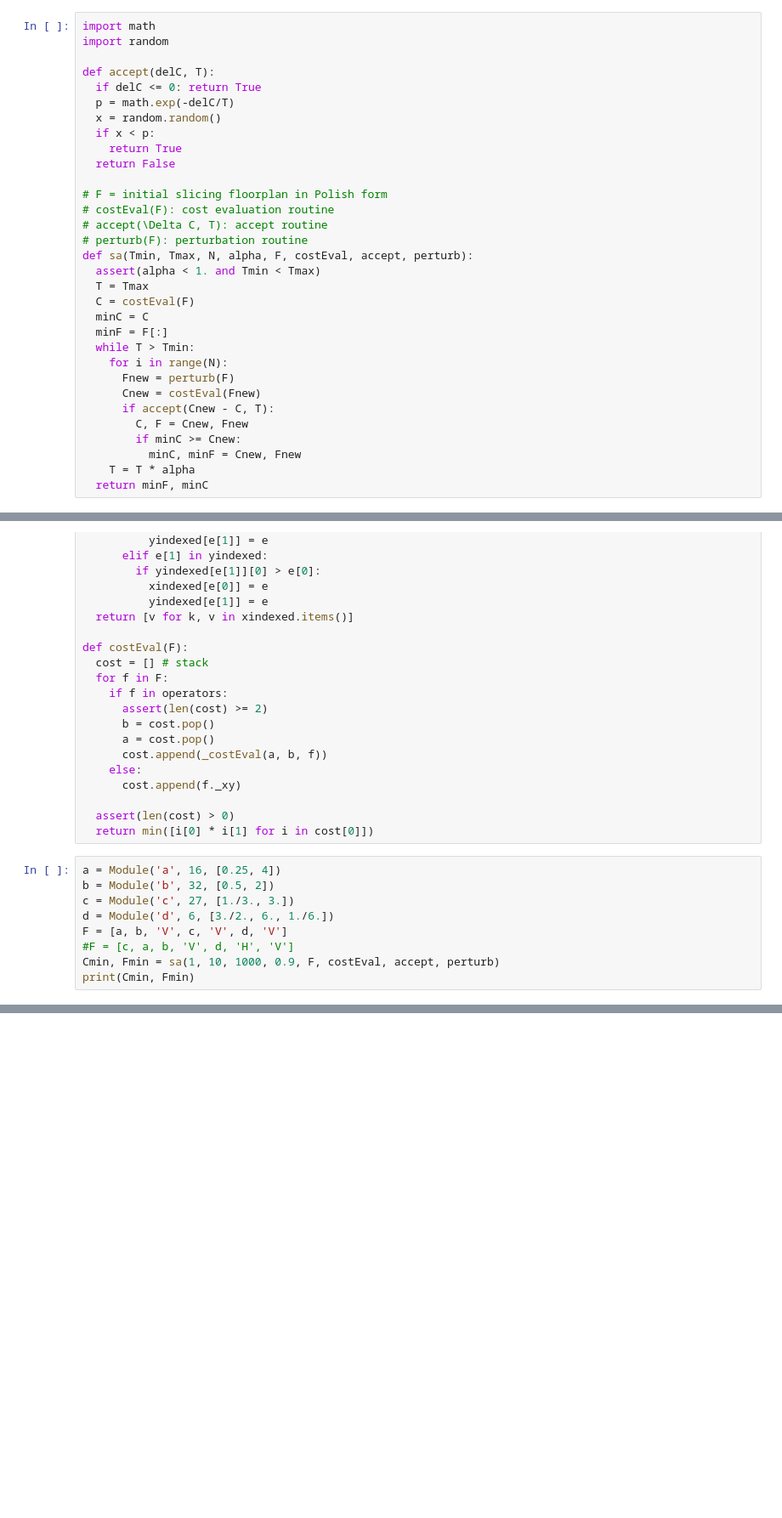
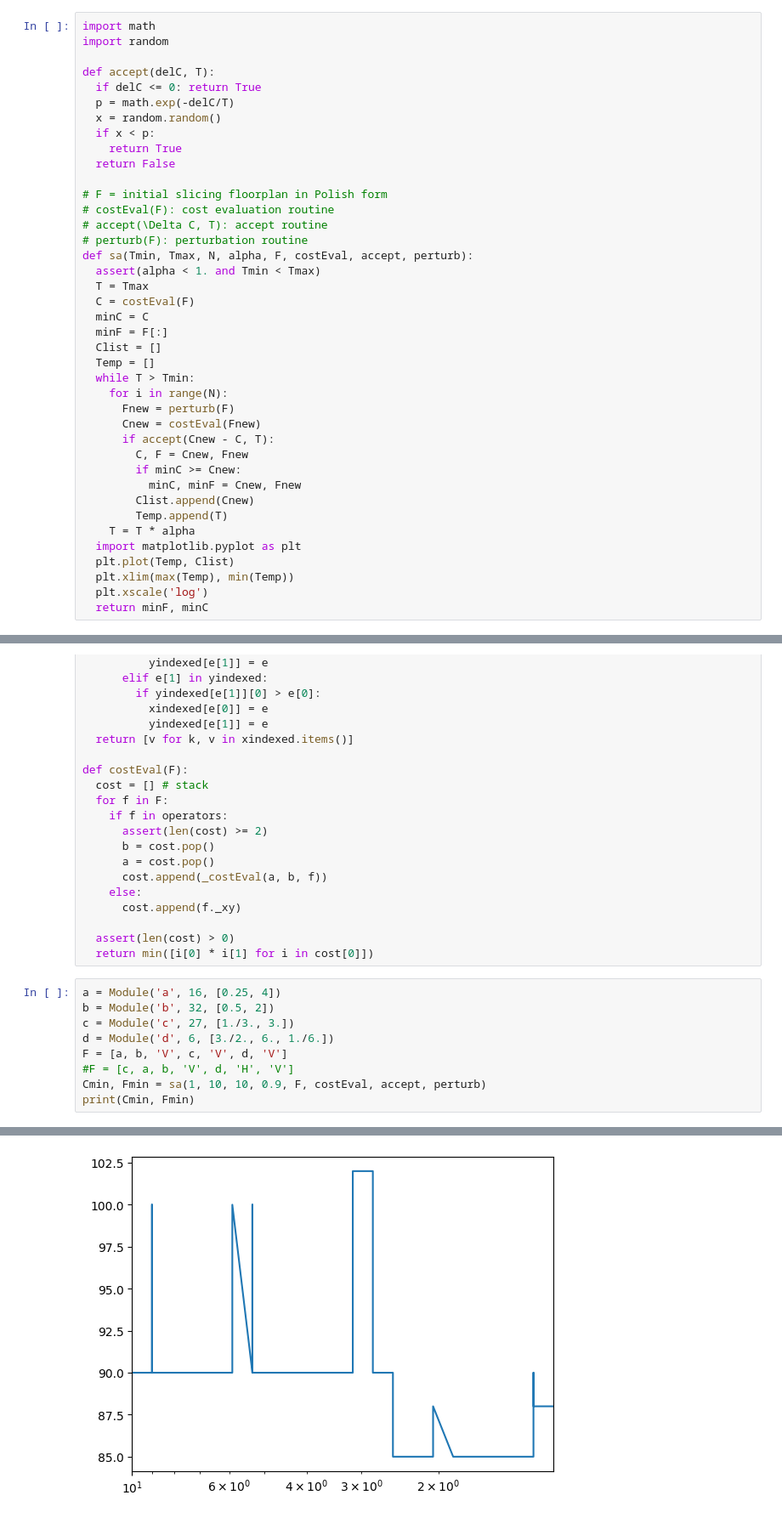
Before and after one commit to srini229/EE5333_tutorials, a Jupyter notebook: fp/Floorplanning.ipynb, the cells around one changed output, grey strips where cells are left out. Shown: that part at 85% size. Drawn from its saved outputs; the diff is of its cells as text; blank space fills up the shorter version.

```diff
--- a/fp/Floorplanning.ipynb
+++ b/fp/Floorplanning.ipynb
@@ -28,6 +28,8 @@ def sa(Tmin, Tmax, N, alpha, F, costEval, accept, perturb):
   C = costEval(F)
   minC = C
   minF = F[:]
+  Clist = []
+  Temp = []
   while T > Tmin:
     for i in range(N):
       Fnew = perturb(F)
@@ -36,7 +38,13 @@ def sa(Tmin, Tmax, N, alpha, F, costEval, accept, perturb):
         C, F = Cnew, Fnew
         if minC >= Cnew:
           minC, minF = Cnew, Fnew
+        Clist.append(Cnew)
+        Temp.append(T)
     T = T * alpha
+  import matplotlib.pyplot as plt
+  plt.plot(Temp, Clist)
+  plt.xlim(max(Temp), min(Temp))
+  plt.xscale('log')
   return minF, minC
 # %%
 operators = {'H', 'V'} # operators corresponding to H and V slices
@@ -144,6 +152,6 @@ c = Module('c', 27, [1./3., 3.])
 d = Module('d', 6, [3./2., 6., 1./6.])
 F = [a, b, 'V', c, 'V', d, 'V']
 #F = [c, a, b, 'V', d, 'H', 'V']
-Cmin, Fmin = sa(1, 10, 1000, 0.9, F, costEval, accept, perturb)
+Cmin, Fmin = sa(1, 10, 10, 0.9, F, costEval, accept, perturb)
 print(Cmin, Fmin)
 # %% [output]
@@ -150,0 +159 @@ print(Cmin, Fmin)
+[figure, added]
```
Also changed, not shown: parts of 2 cells of this notebook.
